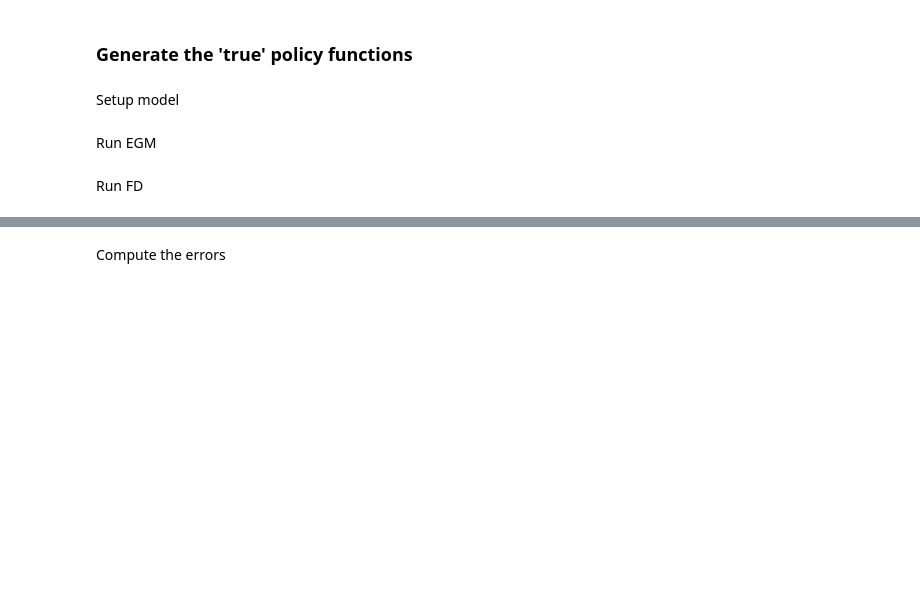
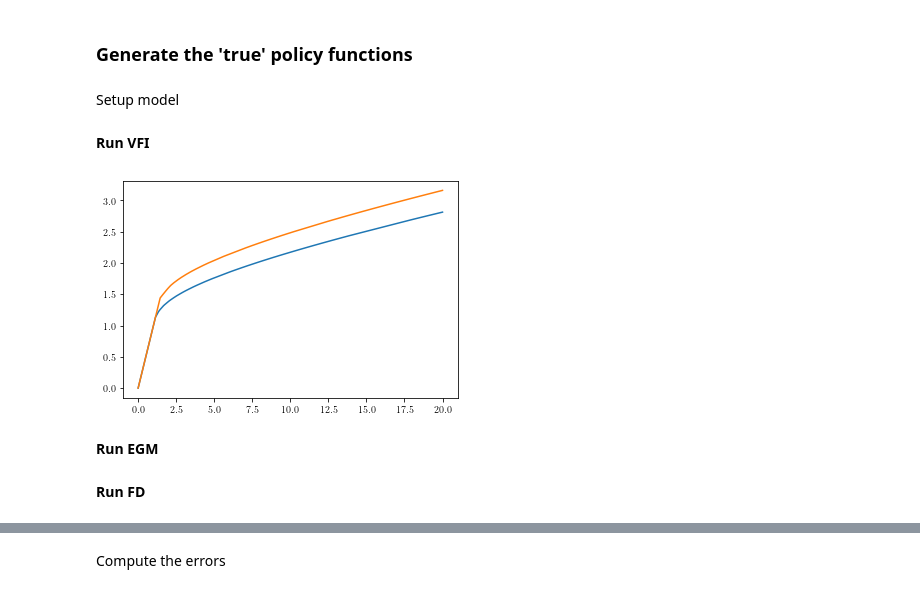
Before and after one commit to madsankern/DynamicProgramming, a Jupyter notebook: solve_1d_model.ipynb, the cells around one changed output, grey strips where cells are left out. Drawn from its saved outputs; the diff is of its cells as text; code cells hidden in the pictures; blank space fills up the shorter version.

```diff
--- a/solve_1d_model.ipynb
+++ b/solve_1d_model.ipynb
@@ -78,2 +101,2 @@ model.create_grids()
-# %% [markdown]
-Run EGM
+# %% [markdown]
+**Run VFI**
@@ -80,3 +114,11 @@ Run EGM
+# %%
+plt.plot(m_vfi_tr, c_vfi_tr[0])
+plt.plot(m_vfi_tr, c_vfi_tr[1])
+plt.show()
+# %% [output]
+[figure, added]
+# %% [markdown]
+**Run EGM**
 # %%
 # Compute policy functions
 model.par.Na = max_nr-1 # Set number
@@ -88,8 +130,8 @@ c_egm_tr = model.sol_egm.c
 
 # Save fine asset grid for later interpolation
 m_egm_tr = model.sol_egm.m
-# %% [markdown]
-Run FD
+# %% [markdown]
+**Run FD**
 # %%
 # Compute policy functions
 model.par.Nm = max_nr
```
Also changed, not shown: parts of 14 cells of this notebook.
